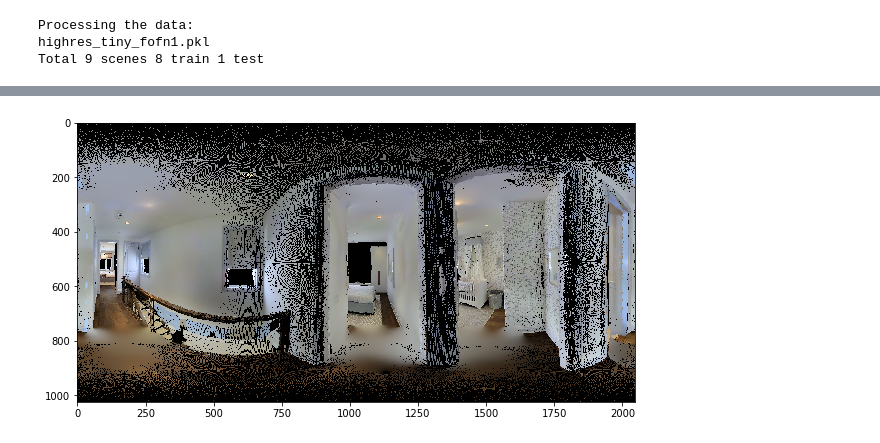
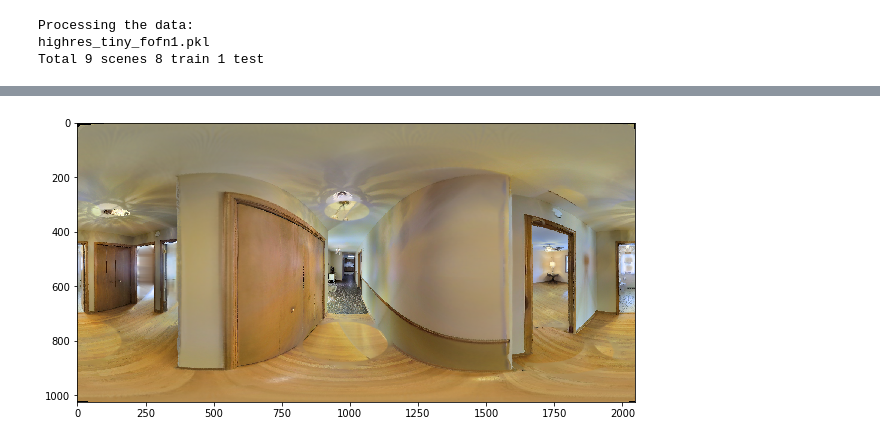
Before and after one commit to StanfordVL/GibsonEnv, a Jupyter notebook: dev/generate_data_select.ipynb, the cells around one changed output, grey strips where cells are left out. Drawn from its saved outputs; the diff is of its cells as text; code cells hidden in the pictures.

```diff
--- a/dev/generate_data_select.ipynb
+++ b/dev/generate_data_select.ipynb
@@ -113,0 +113,11 @@ for i in range(4):
+# %%
+grid_x, grid_y = np.mgrid[0:1024, 0:2048]
+# %%
+def gkern(kernlen=10, nsig=2):
+    """Returns a 2D Gaussian kernel array."""
+    interval = (2*nsig+1.)/(kernlen)
+    x = np.linspace(-nsig-interval/2., nsig+interval/2., kernlen+1)
+    kern1d = np.diff(scipy.stats.norm.cdf(x))
+    kernel_raw = np.sqrt(np.outer(kern1d, kern1d))
+    kernel = kernel_raw/kernel_raw.sum()
+    return kernel
@@ -113,0 +129,16 @@ for i in range(4):
+# %%
+density = np.zeros((4, 1024, 2048))
+imgs = np.zeros((4,1024,2048,3))
+for i in range(4):
+    print(i)
+    mask = np.sum(show[i], axis=2) > 0
+    density[i] = convolve2d(mask, gkern(), mode = 'same')
+    density[i] = convolve2d(density[i], gkern(), mode = 'same')
+    density[i] = convolve2d(density[i], gkern(), mode = 'same')
+    #plt.figure(figsize = (10,20))
+    #plt.imshow(density[i])
+    points = np.array([grid_x[mask], grid_y[mask]]).T
+    grid_z0 = griddata(points, show[i,:,:,0][mask], (grid_x, grid_y), method='linear')
+    grid_z1 = griddata(points, show[i,:,:,1][mask], (grid_x, grid_y), method='linear')
+    grid_z2 = griddata(points, show[i,:,:,2][mask], (grid_x, grid_y), method='linear')
+    imgs[i] = np.concatenate([np.expand_dims(grid_z0, 2), np.expand_dims(grid_z1, 2), np.expand_dims(grid_z2, 2)], 2)
@@ -119,12 +155,17 @@ plt.imshow(density[1])
 # %%
 m = np.argmax(density, axis = 0)
 final = np.zeros((1024, 2048, 3))
+
+alpha = 15
+sel = np.exp(density * alpha) / np.sum(np.exp(density * alpha), 0)
+sel = sel * (1-np.isnan(imgs[:,:,:,0]))
+sel = sel / (np.sum(sel, 0) + 1e-5)
+
 for i in range(4):
-    final += show[i] * np.expand_dims(m==i, 2)
+    final += np.nan_to_num(imgs[i]) * np.expand_dims(sel[i],2)
 # %%
 plt.figure(figsize = (10,20))
 plt.imshow(final.astype(np.uint8))
-
-Image.fromarray(final.astype(np.uint8)).save('select%d.bmp' % (idx))
+Image.fromarray(final.astype(np.uint8)).save('select%d.png' % (idx))
 # %% [output]
-[figure, old version]
+[figure, new version]
```
Also changed, not shown: parts of 11 cells of this notebook.
